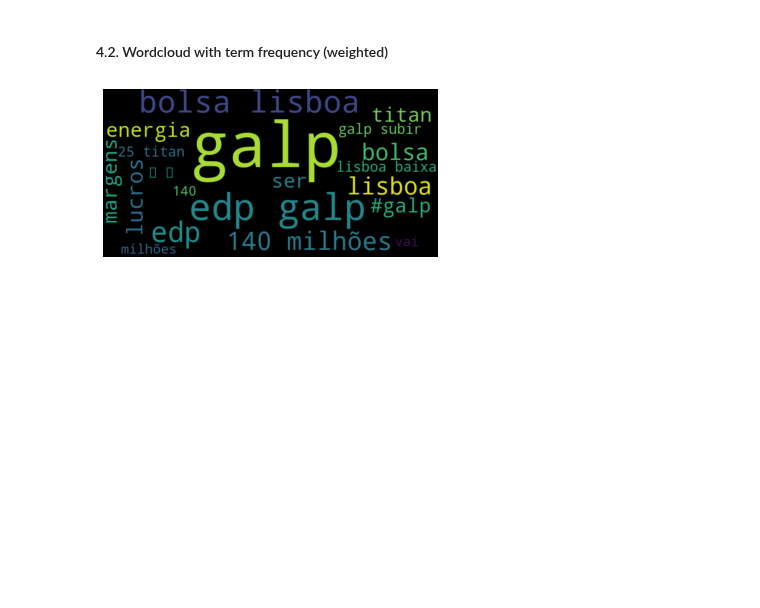
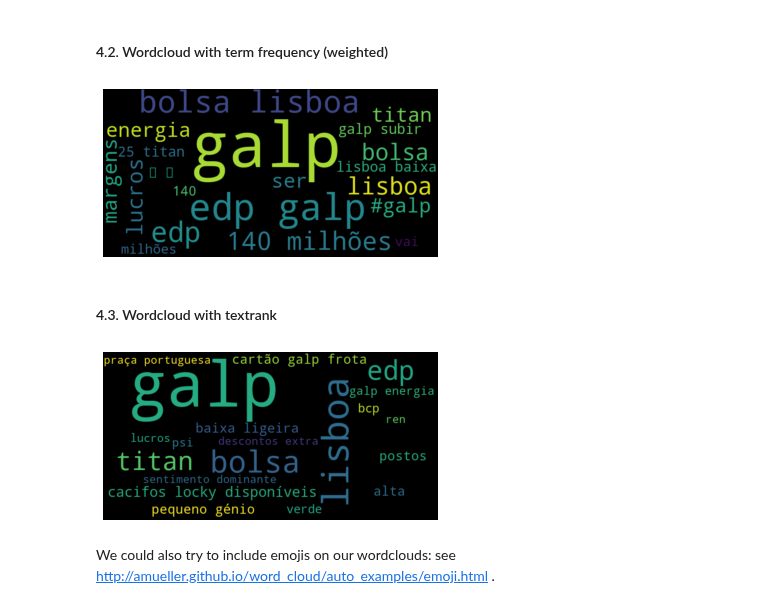
Before and after one commit to polltter/share, a Jupyter notebook: notebooks/kw_extraction_PT.ipynb, the cells around one changed output. Saved outputs shown, nothing was run; the diff lists cells and outputs as text; code cells hidden in the pictures; blank space fills up the shorter version.

Commit message:
update keyword extraction PT - wordcloud with textrank: close #15

```diff
--- a/notebooks/kw_extraction_PT.ipynb
+++ b/notebooks/kw_extraction_PT.ipynb
@@ -645,3 +645,11 @@ wordcloud(df_galp_freq['freq'], max_words=20, additional_stopwords=['q'])
 wordcloud(df_galp_freq['weighted_freq'], max_words=20, additional_stopwords=['q'])
 # %% [output]
 [figure]
+# %% [markdown]
+#### 4.3. Wordcloud with textrank
+# %%
+wordcloud(kt_weights_clean, max_words=20, additional_stopwords=['galinha ficou doente', 'mello galpões'])
+# %% [output]
+[figure, added]
+# %% [markdown]
+We could also try to include emojis on our wordclouds: see http://amueller.github.io/word_cloud/auto_examples/emoji.html .
```
Also changed, not shown: parts of 48 cells of this notebook.
